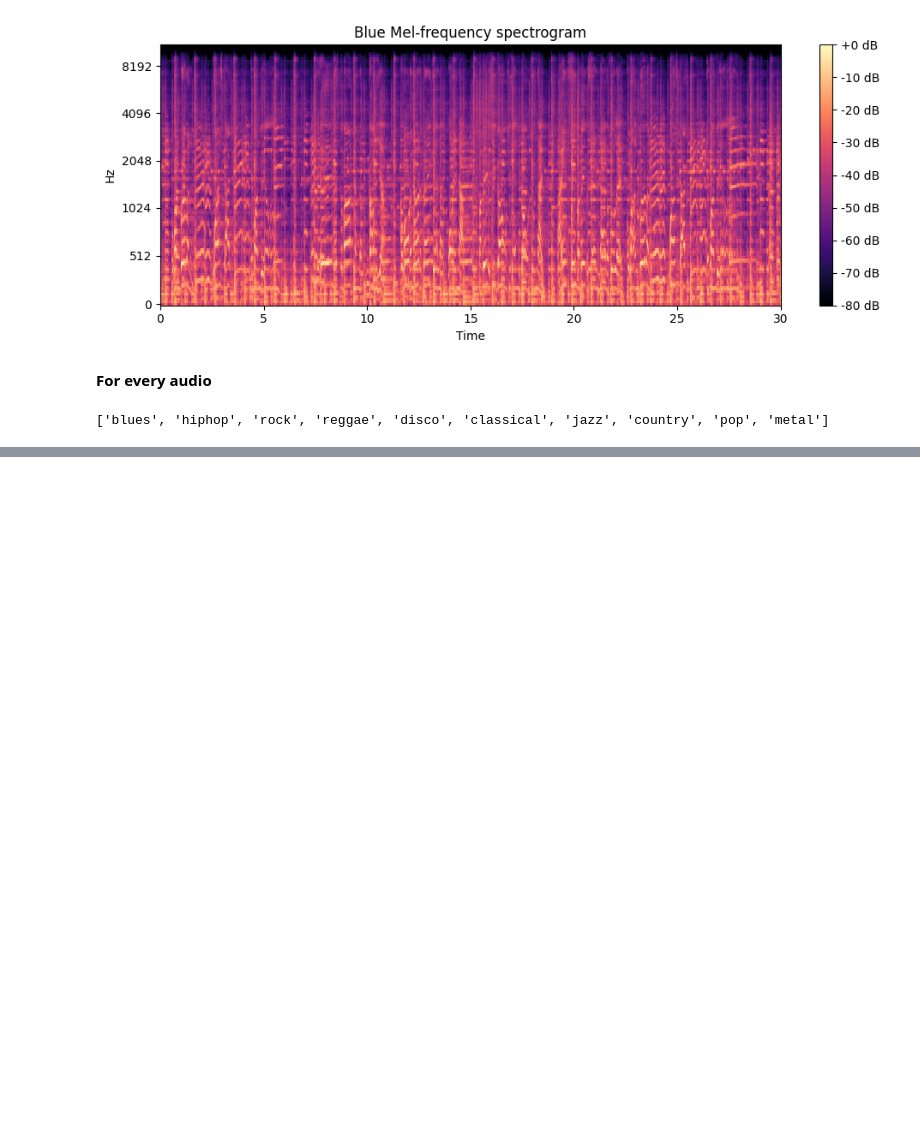
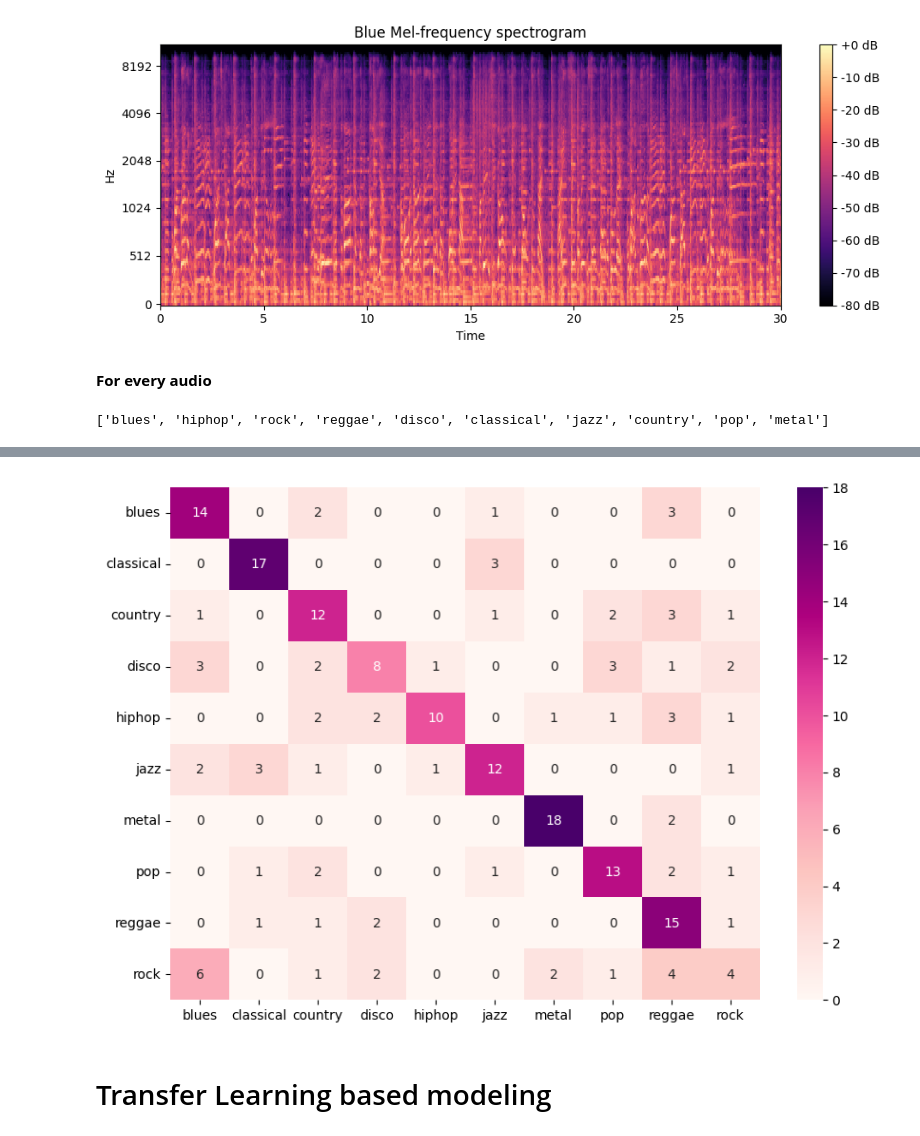
Before and after one commit to Rajesheeda/Music-Genre-Identification, a Jupyter notebook: DL_Music__genre_Classification.ipynb, the cells around one changed output, grey strips where cells are left out. Cells and saved outputs as stored; diff of their text form; code cells hidden in the pictures; blank space fills up the shorter version.

```diff
--- a/DL_Music__genre_Classification.ipynb
+++ b/DL_Music__genre_Classification.ipynb
@@ -224,0 +488,4 @@ Mounted at /content/drive
+# %%
+predictions = np.argmax(model.predict(x_val), axis=-1) # Use np.argmax to get predicted classes
+predictions = predictions.reshape(1,-1)[0]
+print(classification_report(y_val, predictions, target_names = labels))
@@ -224,0 +510,15 @@ Mounted at /content/drive
+# %%
+
+import seaborn as sn
+import pandas as pd
+import matplotlib.pyplot as plt
+cm1 = confusion_matrix(y_val, predictions)
+df_cm = pd.DataFrame(cm1, index = [i for i in labels],
+              columns = [i for i in labels])
+plt.figure(figsize = (10,7))
+sn.heatmap(df_cm, annot=True,cmap="RdPu")
+plt.savefig('confusion_mrtx1.png',bbox_inches = 'tight')
+# %% [output]
+[figure, added]
+# %% [markdown]
+# Transfer Learning based modeling
```
Also changed, not shown: parts of 59 cells of this notebook.
